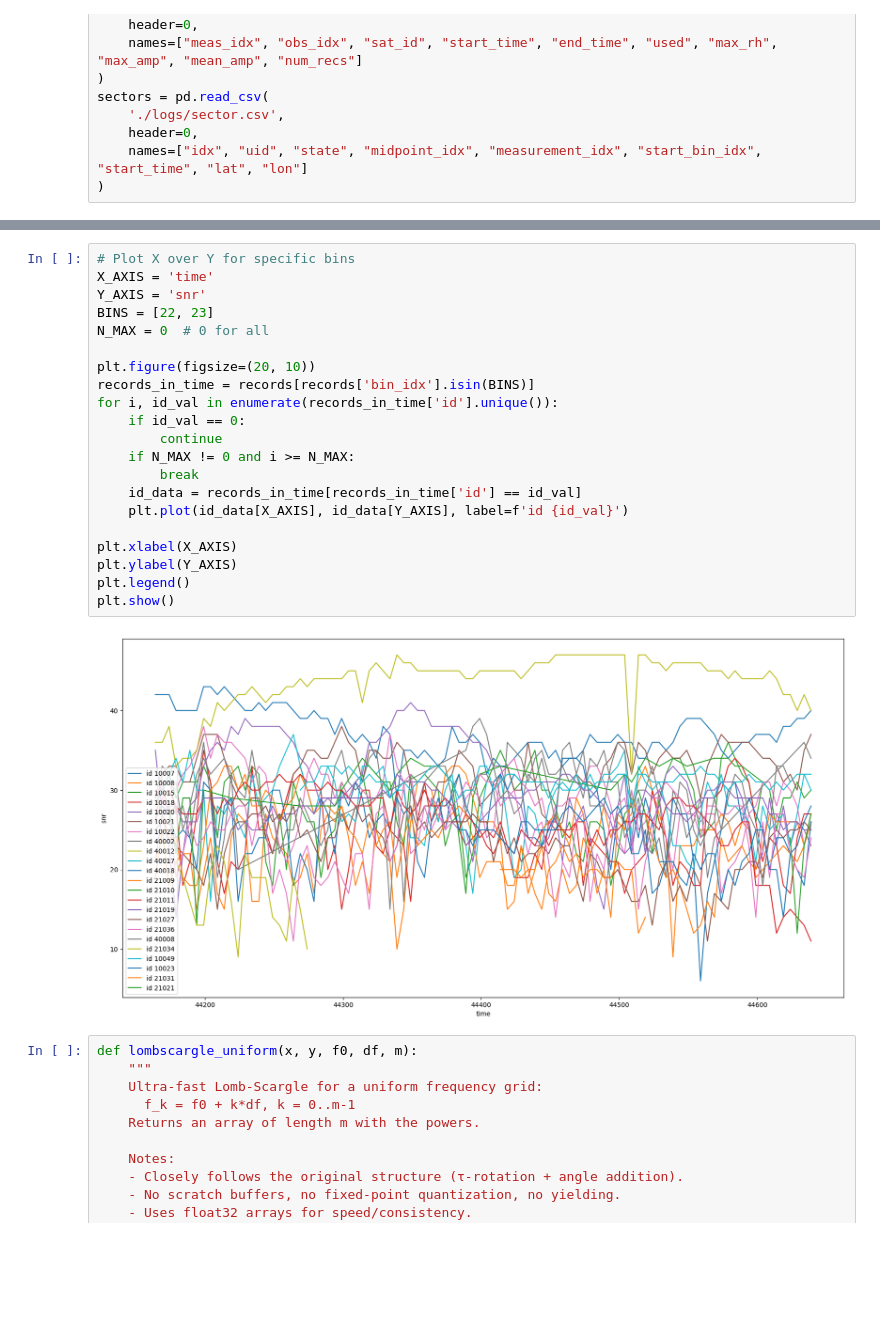
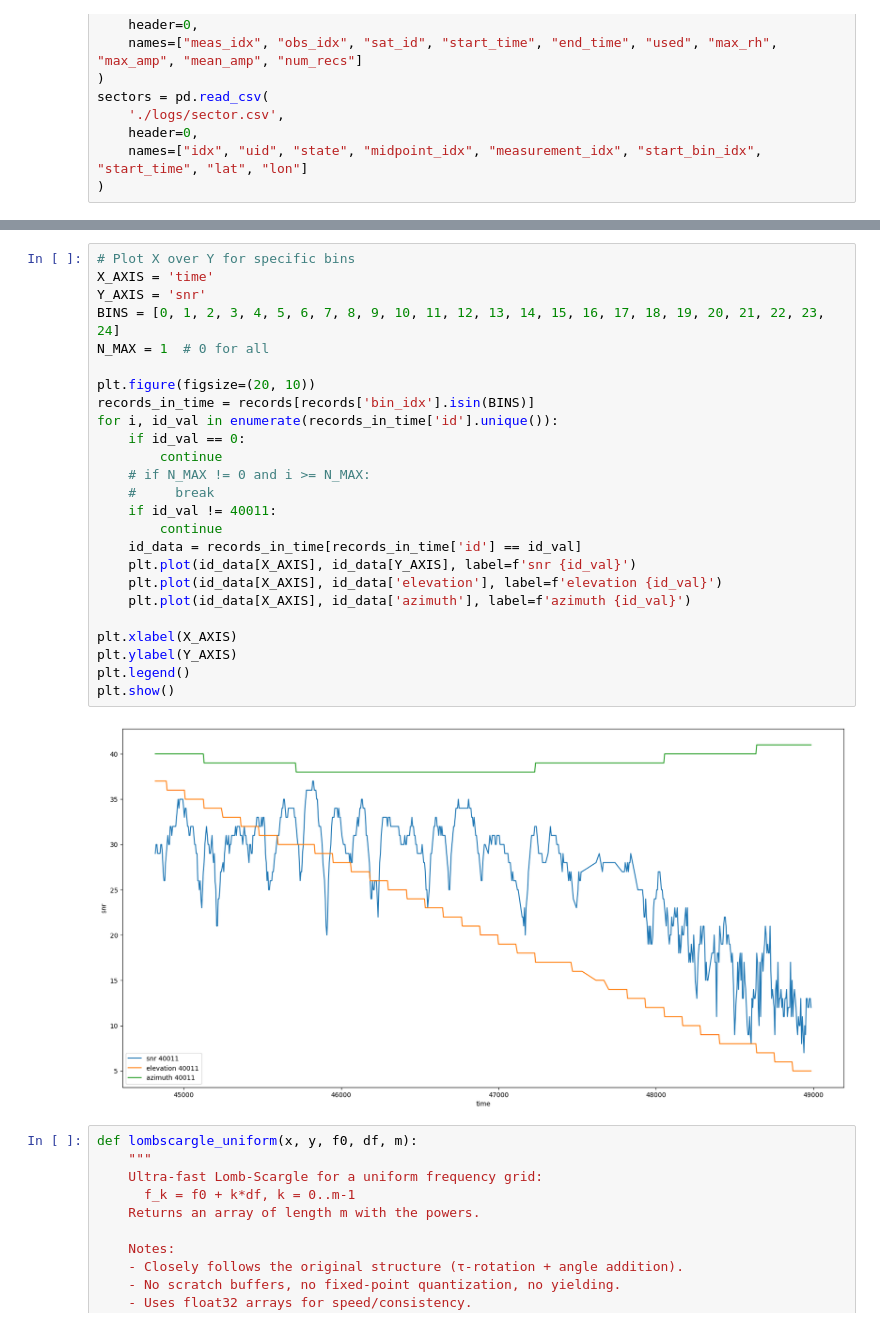
Before and after one commit to JortvD/realtime-gnssrefl, a Jupyter notebook: analysis/results/analysis_dump.ipynb, the cells around one changed output, grey strips where cells are left out. Cells and saved outputs as stored; diff of their text form; blank space fills up the shorter version.

```diff
--- a/analysis/results/analysis_dump.ipynb
+++ b/analysis/results/analysis_dump.ipynb
@@ -66,26 +72,30 @@ Sector 631664 covers bins [28, 29]
 # %%
 # Plot X over Y for specific bins
 X_AXIS = 'time'
 Y_AXIS = 'snr'
-BINS = [22, 23]
-N_MAX = 0  # 0 for all
+BINS = [0, 1, 2, 3, 4, 5, 6, 7, 8, 9, 10, 11, 12, 13, 14, 15, 16, 17, 18, 19, 20, 21, 22, 23, 24]
+N_MAX = 1  # 0 for all
 
 plt.figure(figsize=(20, 10))
 records_in_time = records[records['bin_idx'].isin(BINS)]
 for i, id_val in enumerate(records_in_time['id'].unique()):
     if id_val == 0:
         continue
-    if N_MAX != 0 and i >= N_MAX:
-        break
+    # if N_MAX != 0 and i >= N_MAX:
+    #     break
+    if id_val != 40011:
+        continue
     id_data = records_in_time[records_in_time['id'] == id_val]
-    plt.plot(id_data[X_AXIS], id_data[Y_AXIS], label=f'id {id_val}')
+    plt.plot(id_data[X_AXIS], id_data[Y_AXIS], label=f'snr {id_val}')
+    plt.plot(id_data[X_AXIS], id_data['elevation'], label=f'elevation {id_val}')
+    plt.plot(id_data[X_AXIS], id_data['azimuth'], label=f'azimuth {id_val}')
 
 plt.xlabel(X_AXIS)
 plt.ylabel(Y_AXIS)
 plt.legend()
 plt.show()
 # %% [output]
-[figure, old version]
+[figure, new version]
 # %%
 def lombscargle_uniform(x, y, f0, df, m):
     """
```
Also changed, not shown: parts of 3 cells of this notebook, 6 other files.
